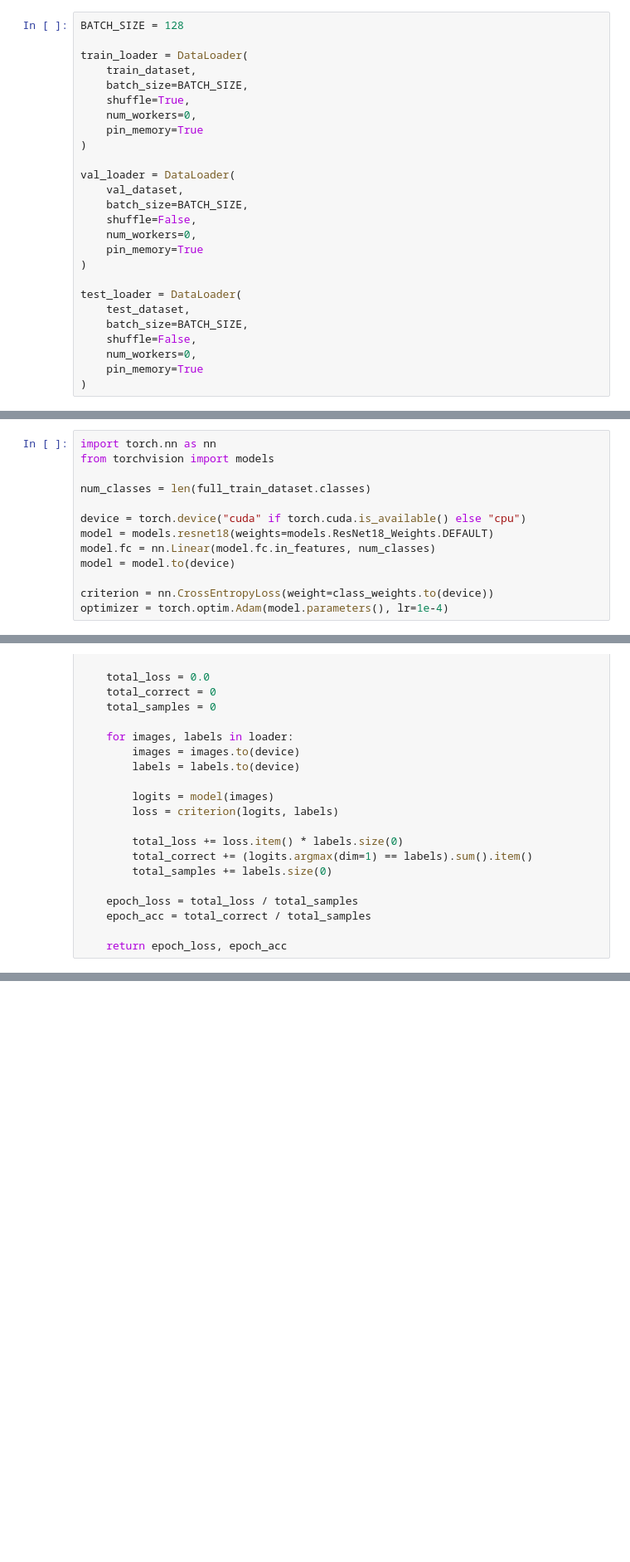
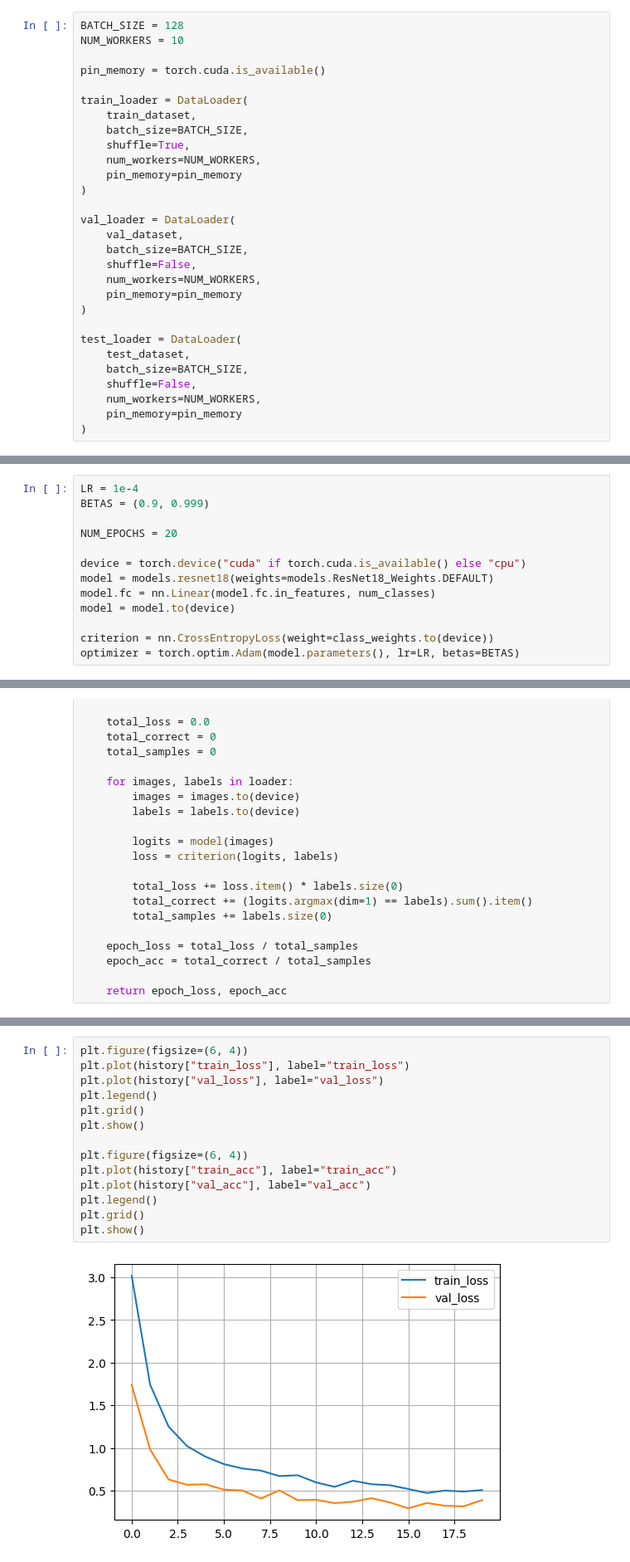
Before and after one commit to Lijnx/AIlabs, a Jupyter notebook: Lab1/lab1.ipynb, the cells around one changed output, grey strips where cells are left out. Shown at 83% size. Cells and saved outputs as stored; diff of their text form; blank space fills up the shorter version.

```diff
--- a/Lab1/lab1.ipynb
+++ b/Lab1/lab1.ipynb
@@ -130,26 +159,29 @@ test_dataset  = Subset(full_val_dataset, test_idx)
 # %%
 BATCH_SIZE = 128
+NUM_WORKERS = 10
+
+pin_memory = torch.cuda.is_available()
 
 train_loader = DataLoader(
     train_dataset,
     batch_size=BATCH_SIZE,
     shuffle=True,
-    num_workers=0,
-    pin_memory=True
+    num_workers=NUM_WORKERS,
+    pin_memory=pin_memory
 )
 
 val_loader = DataLoader(
     val_dataset,
     batch_size=BATCH_SIZE,
     shuffle=False,
-    num_workers=0,
-    pin_memory=True
+    num_workers=NUM_WORKERS,
+    pin_memory=pin_memory
 )
 
 test_loader = DataLoader(
     test_dataset,
     batch_size=BATCH_SIZE,
     shuffle=False,
-    num_workers=0,
-    pin_memory=True
+    num_workers=NUM_WORKERS,
+    pin_memory=pin_memory
 )
@@ -162,8 +206,8 @@ class_weights = torch.tensor(class_weights, dtype=torch.float32)
 # %%
-import torch.nn as nn
-from torchvision import models
+LR = 1e-4
+BETAS = (0.9, 0.999)
 
-num_classes = len(full_train_dataset.classes)
+NUM_EPOCHS = 20
 
 device = torch.device("cuda" if torch.cuda.is_available() else "cpu")
 model = models.resnet18(weights=models.ResNet18_Weights.DEFAULT)
@@ -171,4 +215,4 @@ model.fc = nn.Linear(model.fc.in_features, num_classes)
 model = model.to(device)
 
 criterion = nn.CrossEntropyLoss(weight=class_weights.to(device))
-optimizer = torch.optim.Adam(model.parameters(), lr=1e-4)
+optimizer = torch.optim.Adam(model.parameters(), lr=LR, betas=BETAS)
@@ -272,0 +331,16 @@ Epoch 10/10 | train_loss=0.6980 | train_acc=0.8117 | val_loss=0.3882 | val_acc=0
+# %%
+plt.figure(figsize=(6, 4))
+plt.plot(history["train_loss"], label="train_loss")
+plt.plot(history["val_loss"], label="val_loss")
+plt.legend()
+plt.grid()
+plt.show()
+
+plt.figure(figsize=(6, 4))
+plt.plot(history["train_acc"], label="train_acc")
+plt.plot(history["val_acc"], label="val_acc")
+plt.legend()
+plt.grid()
+plt.show()
+# %% [output]
+[figure, added]
```
Also changed, not shown: parts of 24 cells of this notebook, 4 other files.
